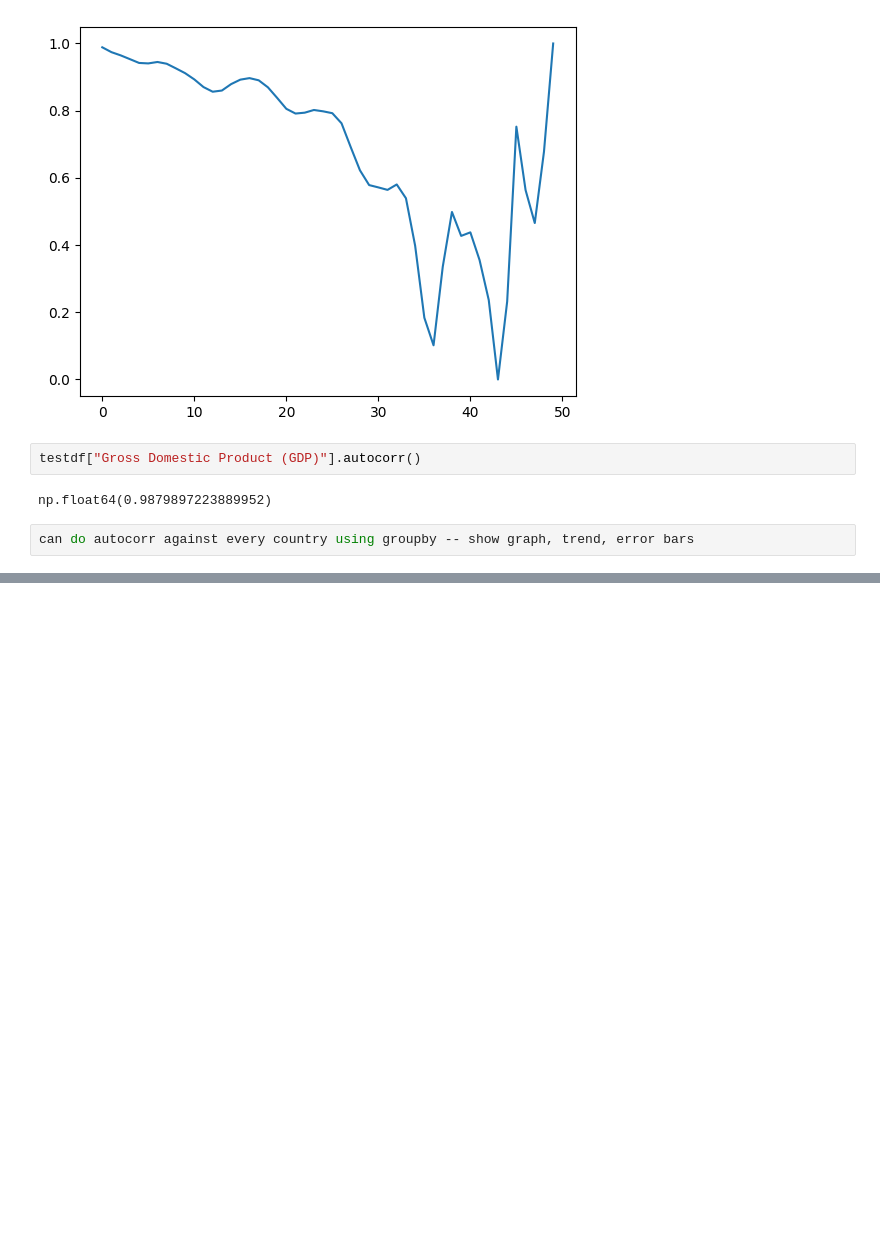
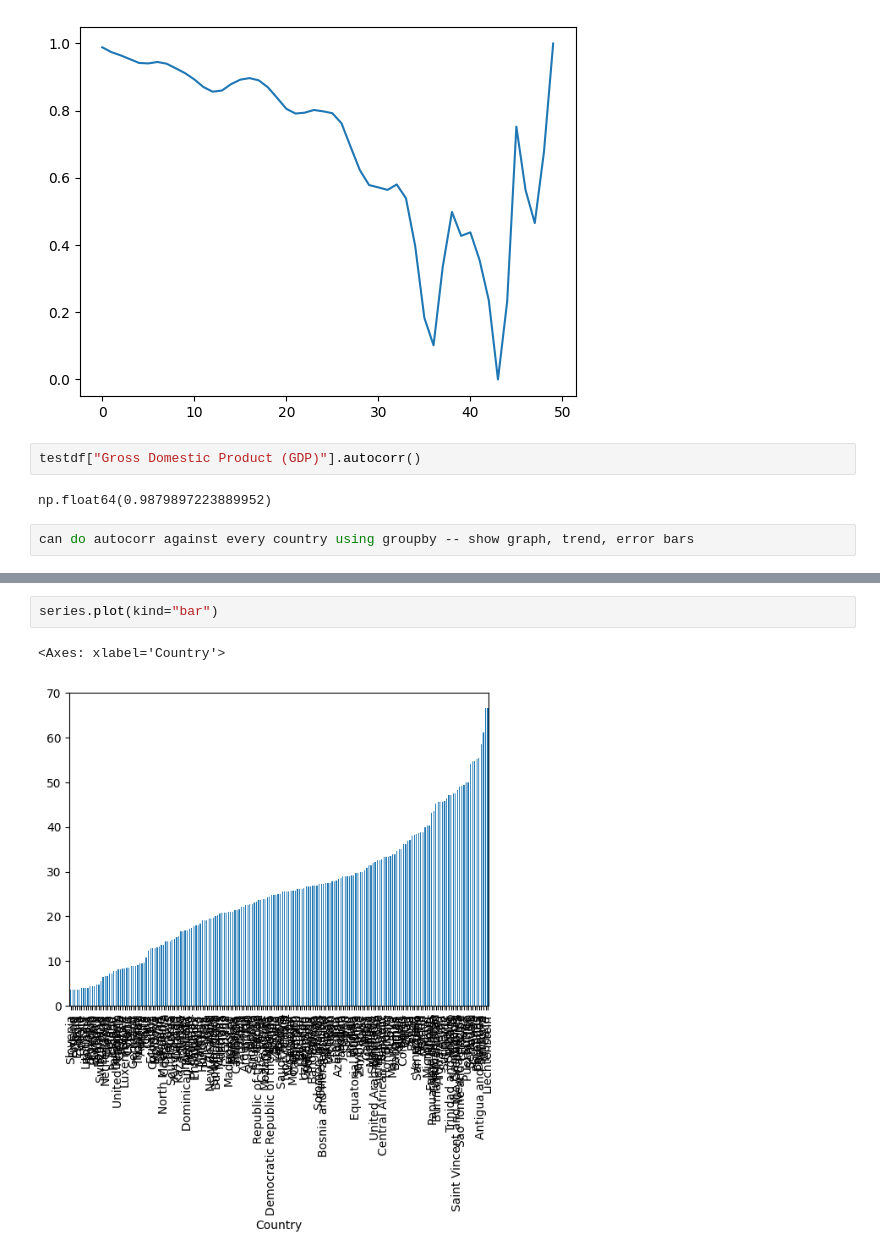
Before and after one commit to Orilly/data-science-summative, a Jupyter notebook: cleaning.ipynb, the cells around one changed output, grey strips where cells are left out. Drawn from its saved outputs; the diff is of its cells as text; blank space fills up the shorter version.

```diff
--- a/cleaning.ipynb
+++ b/cleaning.ipynb
@@ -240,0 +326,5 @@ can do autocorr against every country using groupby -- show graph, trend, error
+# %%
+series.plot(kind="bar")
+# %% [output]
+<Axes: xlabel='Country'>
+[figure, added]
```
Also changed, not shown: parts of 21 cells of this notebook.
